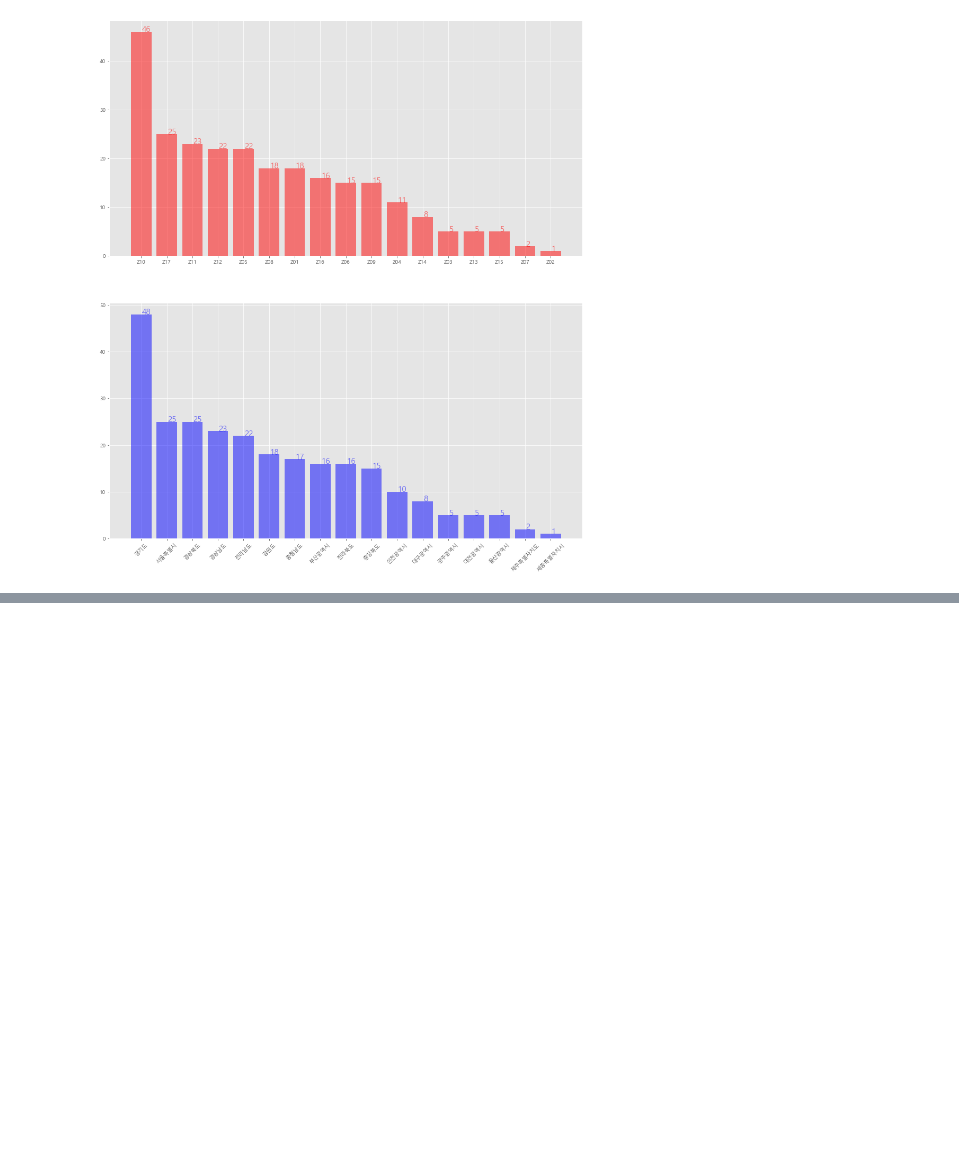
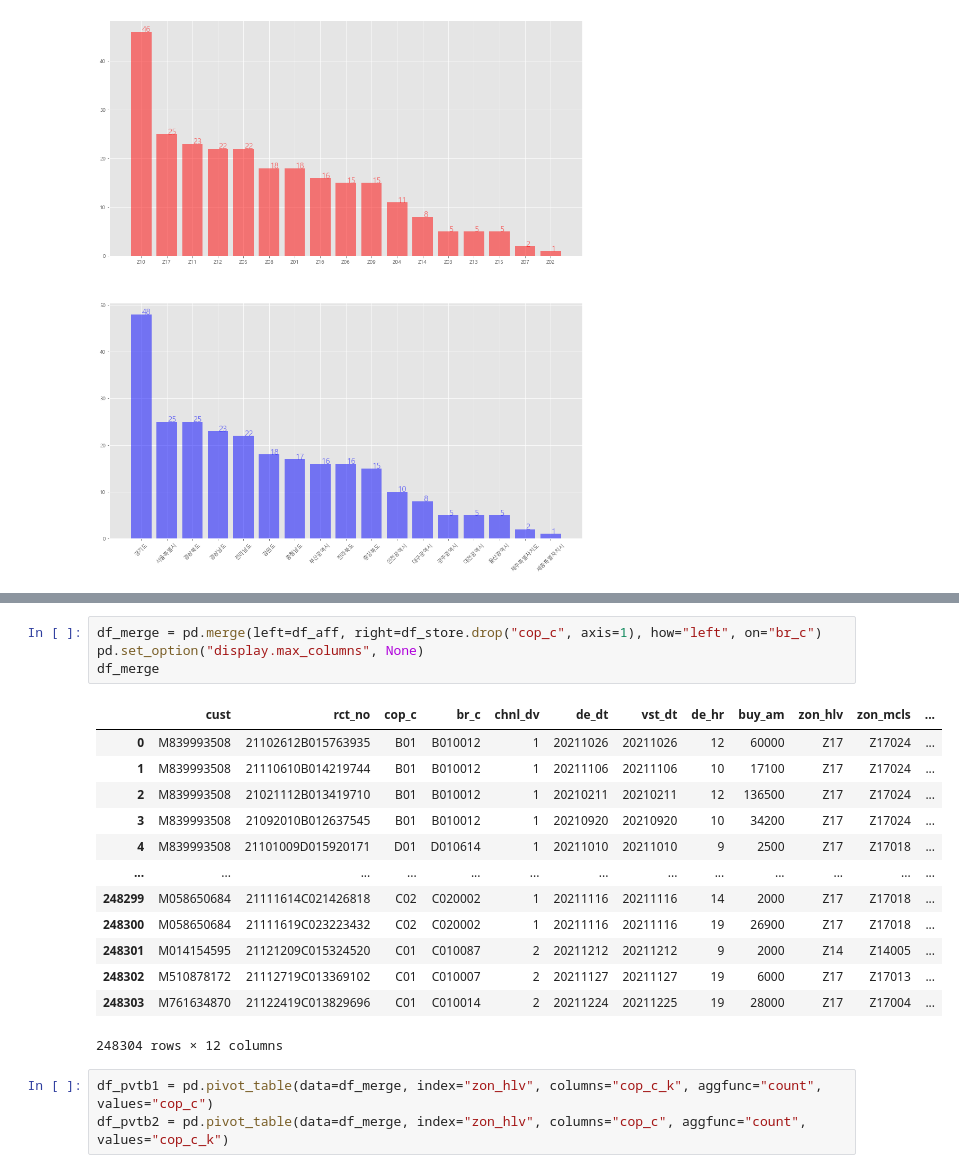
Before and after one commit to osy5882/Lpoint_competition, a Jupyter notebook: EDA/3_store.ipynb, the cells around one changed output, grey strips where cells are left out. Saved outputs shown, nothing was run; the diff lists cells and outputs as text; blank space fills up the shorter version.

```diff
--- a/EDA/3_store.ipynb
+++ b/EDA/3_store.ipynb
@@ -202,0 +232,21 @@ plt.show()
+# %%
+df_merge = pd.merge(left=df_aff, right=df_store.drop("cop_c", axis=1), how="left", on="br_c")
+pd.set_option("display.max_columns", None)
+df_merge
+# %% [output]
+|  | cust | rct_no | cop_c | br_c | chnl_dv | de_dt | vst_dt | de_hr | buy_am | zon_hlv | zon_mcls | ... |
+| 0 | M839993508 | 21102612B015763935 | B01 | B010012 | 1 | 20211026 | 20211026 | 12 | 60000 | Z17 | Z17024 | ... |
+| 1 | M839993508 | 21110610B014219744 | B01 | B010012 | 1 | 20211106 | 20211106 | 10 | 17100 | Z17 | Z17024 | ... |
+| 2 | M839993508 | 21021112B013419710 | B01 | B010012 | 1 | 20210211 | 20210211 | 12 | 136500 | Z17 | Z17024 | ... |
+| 3 | M839993508 | 21092010B012637545 | B01 | B010012 | 1 | 20210920 | 20210920 | 10 | 34200 | Z17 | Z17024 | ... |
+| 4 | M839993508 | 21101009D015920171 | D01 | D010614 | 1 | 20211010 | 20211010 | 9 | 2500 | Z17 | Z17018 | ... |
+| ... | ... | ... | ... | ... | ... | ... | ... | ... | ... | ... | ... | ... |
+| 248299 | M058650684 | 21111614C021426818 | C02 | C020002 | 1 | 20211116 | 20211116 | 14 | 2000 | Z17 | Z17018 | ... |
+| 248300 | M058650684 | 21111619C023223432 | C02 | C020002 | 1 | 20211116 | 20211116 | 19 | 26900 | Z17 | Z17018 | ... |
+| 248301 | M014154595 | 21121209C015324520 | C01 | C010087 | 2 | 20211212 | 20211212 | 9 | 2000 | Z14 | Z14005 | ... |
+| 248302 | M510878172 | 21112719C013369102 | C01 | C010007 | 2 | 20211127 | 20211127 | 19 | 6000 | Z17 | Z17013 | ... |
+| 248303 | M761634870 | 21122419C013829696 | C01 | C010014 | 2 | 20211224 | 20211225 | 19 | 28000 | Z17 | Z17004 | ... |
+248304 rows × 12 columns
+# %%
+df_pvtb1 = pd.pivot_table(data=df_merge, index="zon_hlv", columns="cop_c_k", aggfunc="count", values="cop_c")
+df_pvtb2 = pd.pivot_table(data=df_merge, index="zon_hlv", columns="cop_c", aggfunc="count", values="cop_c_k")
```
Also changed, not shown: parts of 7 cells of this notebook.
